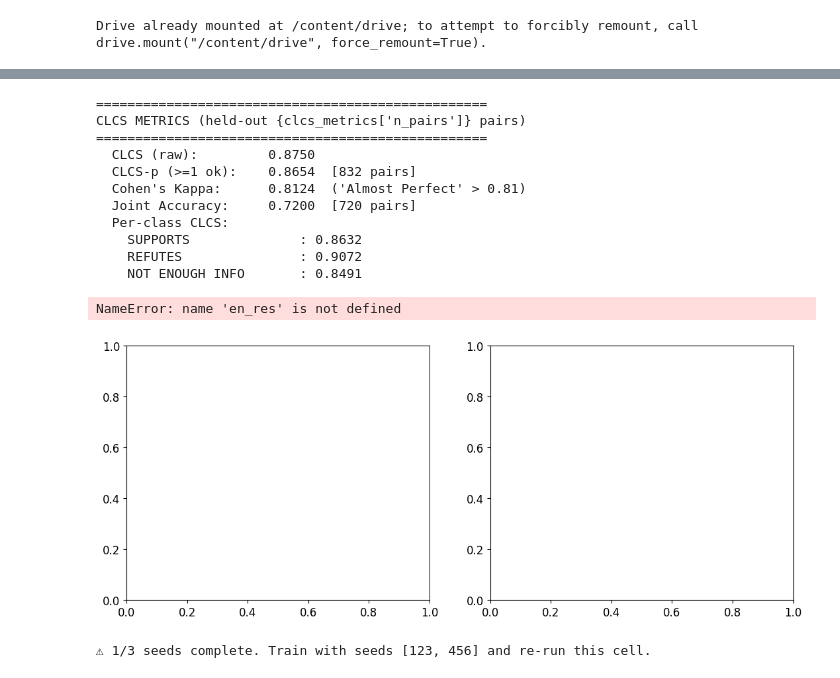
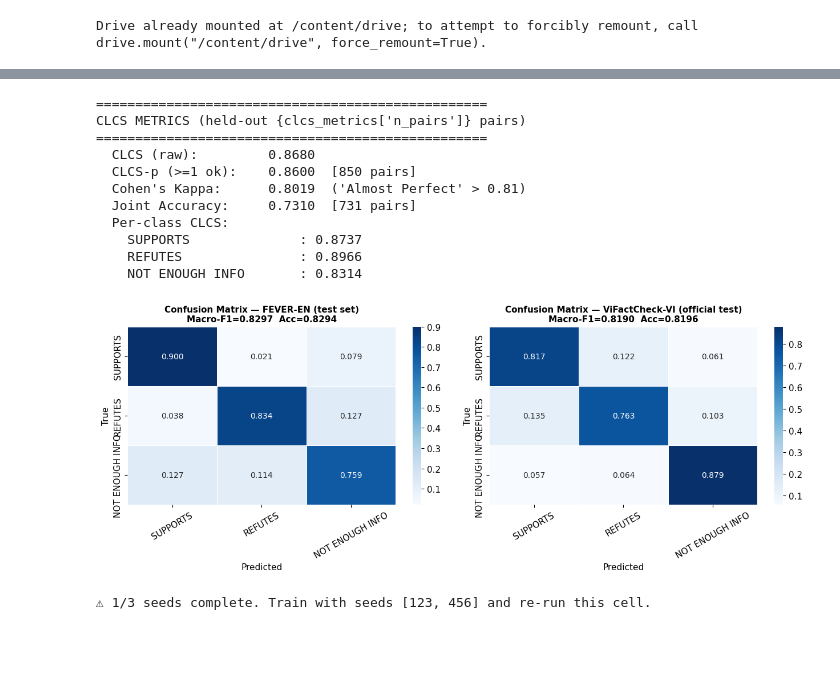
Before and after one commit to ntson-bdu/X-AlignFact-Research, a Jupyter notebook: X_AlignFact.ipynb, the cells around one changed output, grey strips where cells are left out. Saved outputs shown, nothing was run; the diff lists cells and outputs as text; code cells hidden in the pictures; blank space fills up the shorter version.

```diff
--- a/X_AlignFact.ipynb
+++ b/X_AlignFact.ipynb
@@ -1418,12 +1394,12 @@ fig, axes = plt.subplots(1, 3, figsize=(15, 4))
 epochs = [l['epoch'] for l in training_log]
 
 axes[0].plot(epochs, [l['total_loss'] for l in training_log], 'b-o', ms=4)
-axes[0].set_title('Total Loss', fontsize=12); axes[0].grid(True, alpha=0.3)
+axes[0].set_title('Total Loss', fontsize=11); axes[0].grid(True, alpha=0.3)
 
 axes[1].plot(epochs, [l['en_f1']  for l in training_log], 'b-o', ms=4, label='EN')
 axes[1].plot(epochs, [l['vi_f1']  for l in training_log], 'r-s', ms=4, label='VI')
 axes[1].plot(epochs, [l['clcs']   for l in training_log], 'g-^', ms=4, label='CLCS')
-axes[1].set_title('Metrics', fontsize=12); axes[1].legend(); axes[1].grid(True, alpha=0.3)
+axes[1].set_title('Metrics', fontsize=11); axes[1].legend(); axes[1].grid(True, alpha=0.3)
 
 # Phase shading
 phase_colors = {'phase1':'#FFE4B5','phase2':'#B5E4FF','phase3':'#B5FFB5'}
@@ -1626,46 +1618,45 @@ for lbl, v in clcs_metrics['per_class_clcs'].items():
 ==================================================
 CLCS METRICS (held-out {clcs_metrics['n_pairs']} pairs)
 ==================================================
-  CLCS (raw):         0.8750
-  CLCS-p (>=1 ok):    0.8654  [832 pairs]
-  Cohen's Kappa:      0.8124  ('Almost Perfect' > 0.81)
-  Joint Accuracy:     0.7200  [720 pairs]
+  CLCS (raw):         0.8680
+  CLCS-p (>=1 ok):    0.8600  [850 pairs]
+  Cohen's Kappa:      0.8019  ('Almost Perfect' > 0.81)
+  Joint Accuracy:     0.7310  [731 pairs]
   Per-class CLCS:
-    SUPPORTS              : 0.8632
-    REFUTES               : 0.9072
-    NOT ENOUGH INFO       : 0.8491
+    SUPPORTS              : 0.8737
+    REFUTES               : 0.8966
+    NOT ENOUGH INFO       : 0.8314
 # %%
 ## CELL 4.4: Confusion Matrices
 import matplotlib, matplotlib.pyplot as plt
 
 matplotlib.rcParams.update({
     'font.family': 'sans-serif',
     'font.sans-serif': ['Helvetica','Arial','DejaVu Sans'],
-    'font.size': 12,
+    'font.size': 11,
 })
 
 fig, axes = plt.subplots(1, 2, figsize=(13, 5))
 for ax, res, title in [
     (axes[0], en_res, 'FEVER-EN (test set)'),
     (axes[1], vi_res, 'ViFactCheck-VI (official test)'),
 ]:
     cm = confusion_matrix(res['labels'], res['preds'])
     cm_norm = cm.astype(float) / cm.sum(1, keepdims=True)
     sns.heatmap(cm_norm, annot=True, fmt='.3f', cmap='Blues',
                 xticklabels=LABELS, yticklabels=LABELS, ax=ax,
                 linewidths=0.4, annot_kws={'size': 10})
     ax.set_title(f"Confusion Matrix — {title}\n"
                  f"Macro-F1={res['macro_f1']:.4f}  Acc={res['accuracy']:.4f}",
                  fontsize=11, fontweight='bold')
     ax.set_xlabel('Predicted'); ax.set_ylabel('True')
     ax.tick_params(axis='x', rotation=30)
 
 plt.tight_layout()
 fig.savefig(f"{ROOT}/figures/confusion_matrices.png", dpi=600, bbox_inches='tight')
 plt.show()
 # %% [output]
-NameError: name 'en_res' is not defined
-[figure, old version]
+[figure, new version]
 # %%
 ## CELL 4.5: Multi-seed Aggregation
 # Run this cell after training with seeds 42, 123, 456
```
Also changed, not shown: parts of 22 cells of this notebook.
